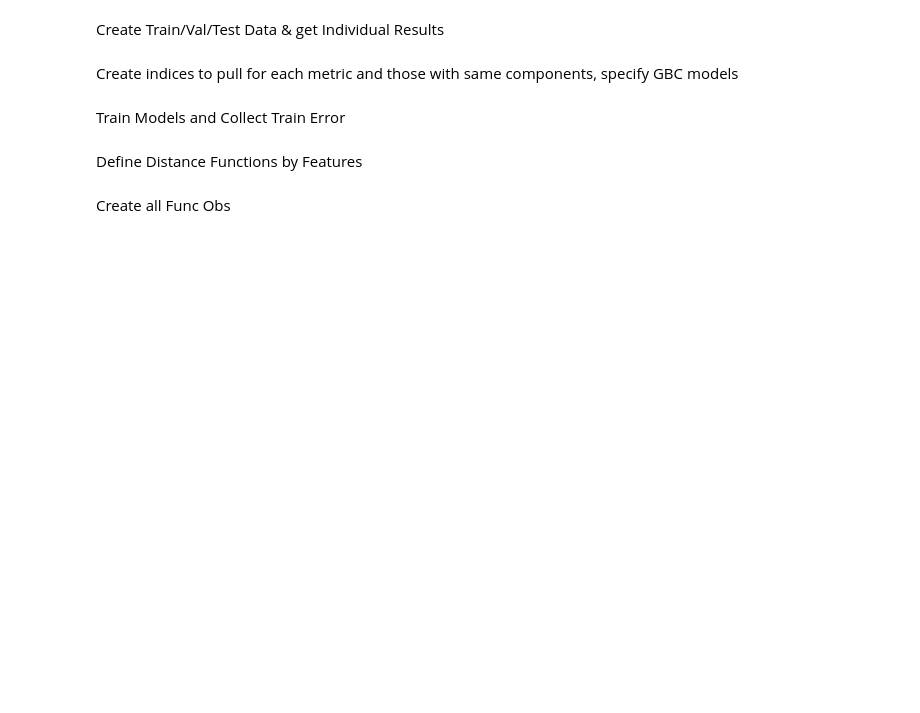
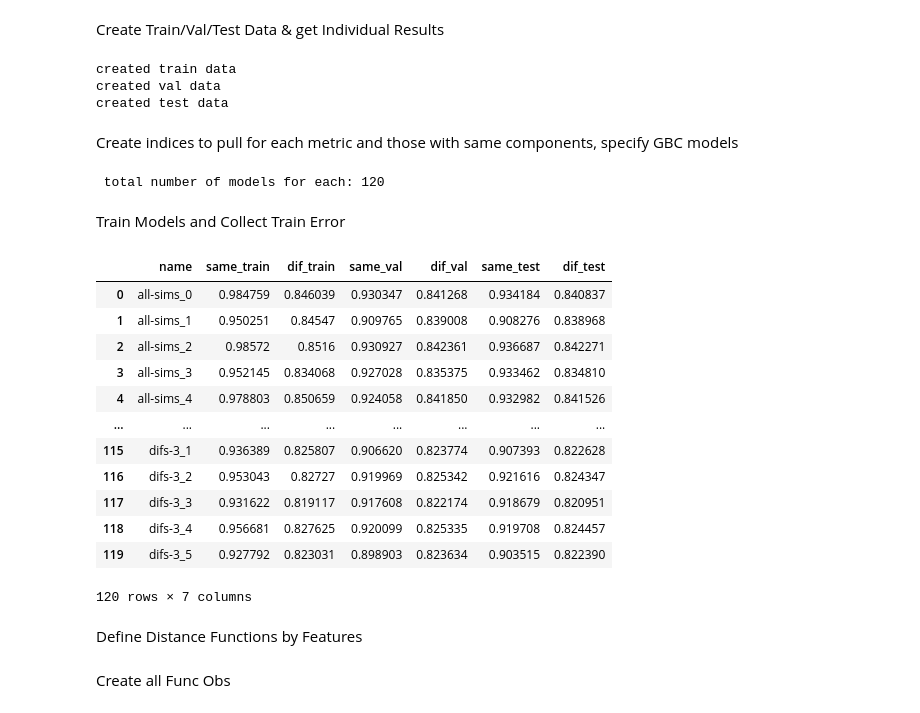
Before and after one commit to Jbug1/TunaSim, a Jupyter notebook: demos.ipynb, the cells around one changed output. Saved outputs shown, nothing was run; the diff lists cells and outputs as text; code cells hidden in the pictures; blank space fills up the shorter version.

```diff
--- a/demos.ipynb
+++ b/demos.ipynb
@@ -299,8 +320,9 @@ dataset_names = ['same_ce','dif_ce']
 gbc_train_datasets = list()
 ind_aucs_full = list()
 
+#create init df
 for metric in comparison_metrics:
-    for j in range(int(train_datasets[_].shape[1]/2)):
+    for j in range(int(train_datasets[0].shape[1]/2)):
 
         ind_aucs_full.append(f'{metric}_{j}')
 
@@ -404,9 +426,17 @@ with open(f'{outputs_path}/intermediateOutputs/datasets/gbc_test.pkl', 'wb') as
 
 del(gbc_test_datasets)
 print('created test data')
+# %% [output]
+created train data
+created val data
+created test data
 # %% [markdown]
 Create indices to pull for each metric and those with same components, specify GBC models
 # %%
+with open(f'{outputs_path}/intermediateOutputs/datasets/gbc_train.pkl', 'rb') as handle:
+
+    gbc_train_datasets = pickle.load(handle)
+
 models = [
                 hgbc(),
                 hgbc(learning_rate=0.5),
@@ -436,6 +466,8 @@ for i in range(int((gbc_train_datasets[0].shape[1]-1)/len(comparison_metrics))):
 
 
 print(f' total number of models for each: {len(models) * len(indices)}')
+# %% [output]
+ total number of models for each: 120
 # %% [markdown]
 Train Models and Collect Train Error
 # %%
@@ -443,10 +475,6 @@ same_train_model_aucs = list()
 model_names = list()
 dif_train_model_aucs = list()
 trained_models = dict()
-
-with open(f'{outputs_path}/intermediateOutputs/datasets/gbc_train.pkl', 'rb') as handle:
-
-    gbc_train_datasets = pickle.load(gbc_test_datasets, handle)
 
 for key, value in indices.items():
 
@@ -478,7 +506,7 @@ del(gbc_train_datasets)
 
 with open(f'{outputs_path}/intermediateOutputs/datasets/gbc_val.pkl', 'rb') as handle:
 
-    gbc_val_datasets = pickle.load(gbc_test_datasets, handle)
+    gbc_val_datasets = pickle.load(handle)
 
 same_val = list()
 dif_val = list()
@@ -499,34 +527,48 @@ for name in model_aucs['name'].tolist():
     pos_ind = np.where(model.classes_==1)[0][0]
     dif_val.append(auc(gbc_val_datasets[1]['match'],model.predict_proba(sub)[:,pos_ind]))
 
 del(gbc_val_datasets)
 
 with open(f'{outputs_path}/intermediateOutputs/datasets/gbc_test.pkl', 'rb') as handle:
 
-    gbc_test_datasets = pickle.load(gbc_test_datasets, handle)
+    gbc_test_datasets = pickle.load(handle)
 
 for name in model_aucs['name'].tolist():
 
     subset_name = name.split('_')[0]
 
     sub = gbc_test_datasets[0].iloc[:,indices[subset_name]]
     model = trained_models[f'same_{name}']
     pos_ind = np.where(model.classes_==1)[0][0]
     same_test.append(auc(gbc_test_datasets[0]['match'],model.predict_proba(sub)[:,pos_ind]))
 
     sub = gbc_test_datasets[1].iloc[:,indices[subset_name]]
     model = trained_models[f'dif_{name}']
     pos_ind = np.where(model.classes_==1)[0][0]
     dif_test.append(auc(gbc_test_datasets[1]['match'],model.predict_proba(sub)[:,pos_ind]))
 
 del(gbc_test_datasets)
 
 model_aucs['same_val'] = same_val
 model_aucs['dif_val'] = dif_val
 model_aucs['same_test'] = same_test
 model_aucs['dif_test'] = dif_test
 
 model_aucs
+# %% [output]
+|  | name | same_train | dif_train | same_val | dif_val | same_test | dif_test |
+| 0 | all-sims_0 | 0.984759 | 0.846039 | 0.930347 | 0.841268 | 0.934184 | 0.840837 |
+| 1 | all-sims_1 | 0.950251 | 0.84547 | 0.909765 | 0.839008 | 0.908276 | 0.838968 |
+| 2 | all-sims_2 | 0.98572 | 0.8516 | 0.930927 | 0.842361 | 0.936687 | 0.842271 |
+| 3 | all-sims_3 | 0.952145 | 0.834068 | 0.927028 | 0.835375 | 0.933462 | 0.834810 |
+| 4 | all-sims_4 | 0.978803 | 0.850659 | 0.924058 | 0.841850 | 0.932982 | 0.841526 |
+| ... | ... | ... | ... | ... | ... | ... | ... |
+| 115 | difs-3_1 | 0.936389 | 0.825807 | 0.906620 | 0.823774 | 0.907393 | 0.822628 |
+| 116 | difs-3_2 | 0.953043 | 0.82727 | 0.919969 | 0.825342 | 0.921616 | 0.824347 |
+| 117 | difs-3_3 | 0.931622 | 0.819117 | 0.917608 | 0.822174 | 0.918679 | 0.820951 |
+| 118 | difs-3_4 | 0.956681 | 0.827625 | 0.920099 | 0.825335 | 0.919708 | 0.824457 |
+| 119 | difs-3_5 | 0.927792 | 0.823031 | 0.898903 | 0.823634 | 0.903515 | 0.822390 |
+120 rows × 7 columns
 # %% [markdown]
 Define Distance Functions by Features
 # %%
```
Also changed, not shown: parts of 14 cells of this notebook, 3 other files.
